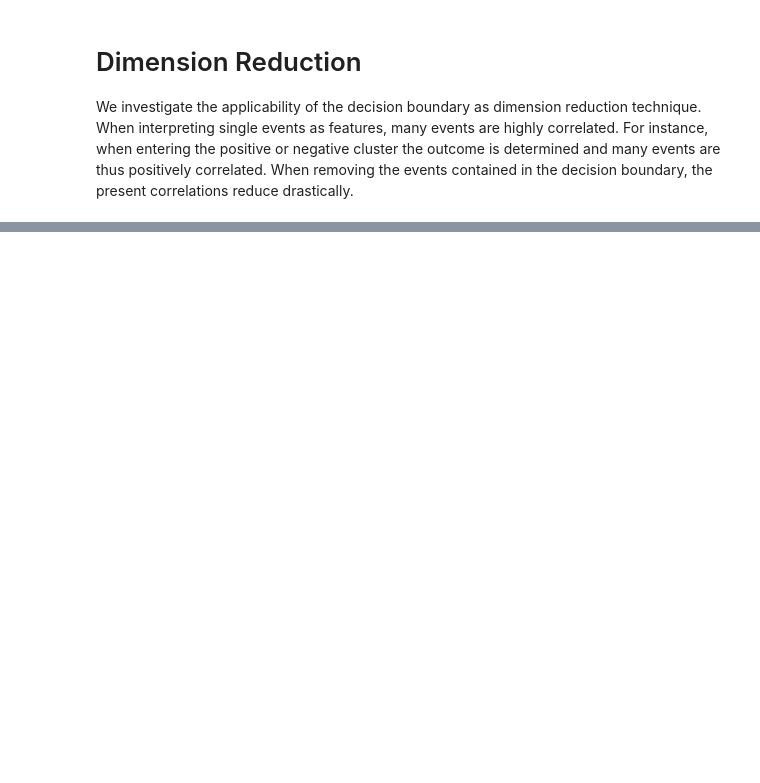
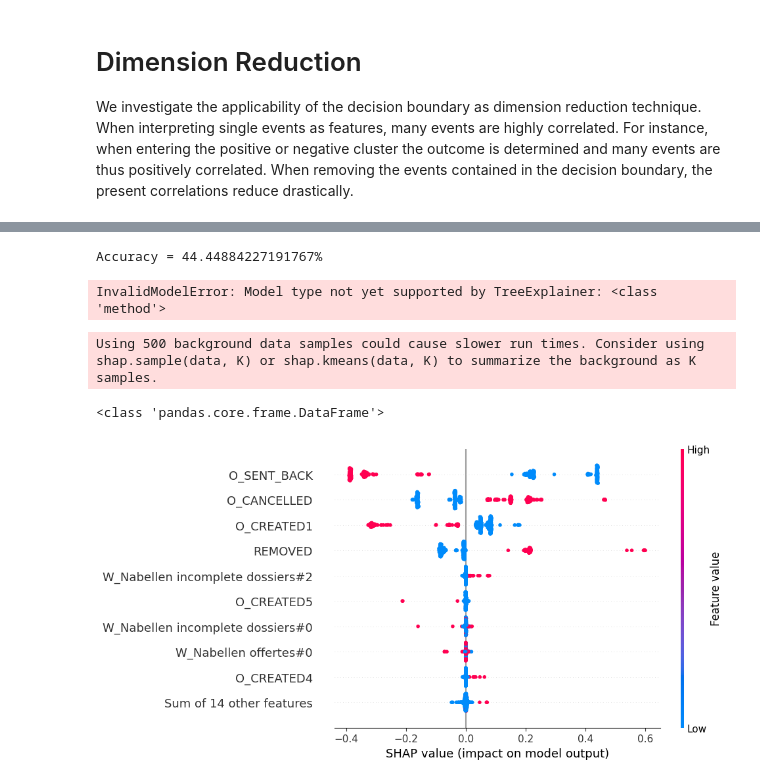
Before and after one commit to smartjourneymining/bpi_games, a Jupyter notebook: main_bpi2012.ipynb, the cells around one changed output, grey strips where cells are left out. Drawn from its saved outputs; the diff is of its cells as text; code cells hidden in the pictures; blank space fills up the shorter version.

```diff
--- a/main_bpi2012.ipynb
+++ b/main_bpi2012.ipynb
@@ -853,0 +1216,57 @@ Remaining correlations in % after reduction [0.0, nan, nan, 0.0, nan, 0.0, 0.5,
+# %%
+# clf = tree.DecisionTreeClassifier()
+# clf = clf.fit(X, Y)
+print_accuracy(clf.predict(X))
+
+sub_data = shap.sample(X, 400)
+explainer = shap.TreeExplainer(clf.predict_proba, sub_data) # KernelExplainer
+shap_values = shap.Explainer(clf)#.shap_values(sub_data)
+# shap.force_plot(explainer.expected_value[0], shap_values[..., 0], sub_data)
+# shap.plots.violin(shap_values[:,:,1], features=sub_data, plot_type="layered_violin")
+print(isinstance(shap_values, shap.Explanation))
+print(type(shap_values))
+shap.plots.beeswarm(shap_values)
+# shap.summary_plot(
+#     shap_values[:1000, :],
+#     X.iloc[:1000, :],
+#     plot_type="layered_violin",
+#     color="coolwarm",
+# )
+
+
+# shap.summary_plot(shap_values[:, :], X.iloc[:, :])
+# %% [output]
+Accuracy = 44.44884227191767%
+InvalidModelError: Model type not yet supported by TreeExplainer: <class 'method'>
+# %%
+removed_columns = ['A_APPROVED','O_CREATED6', 'A_CANCELLED', 'negative', 'positive']
+
+df_one_hot = to_df(list_log_application,"cli/DECB_input:bpi2012_type:multiset_history:5_actors:activities2012_unrolling_factor:0_.gexf" ,ms, 5, limit=0)
+Y = df_one_hot['positive'] - df_one_hot['negative']
+
+if True:
+    df_one_hot = to_df(list_log_application,"cli/DECB_input:bpi2012_type:multiset_history:5_actors:activities2012_unrolling_factor:0_.gexf" ,ms, 5, limit=2)
+else:
+    df_one_hot = to_df(list_log_application,"cli/DECB_input:bpi2012_type:multiset_history:5_actors:activities2012_unrolling_factor:0_reduced:True.gexf" , ms, 5, limit = limit)
+
+X = df_one_hot
+assert len(X) == len(Y), f'{len(X)} does not match {len(Y)}'
+if 'positive' in X.columns:
+    X = df_one_hot.drop(['positive'], axis=1)
+if 'negative' in X.columns:
+    X = df_one_hot.drop(['negative'], axis=1)
+
+clf = tree.DecisionTreeClassifier()
+clf = clf.fit(X, Y)
+
+sub_data = shap.sample(X, 500)
+print(type(sub_data))
+sub_data.rename(columns={r : 'REMOVED' if r in removed_columns else r for r in list(sub_data.columns)}, inplace=True)
+explainer = shap.KernelExplainer(clf.predict_proba, data=sub_data, feature_names=['t'])# KernelExplainer
+# shap_values = explainer.shap_values(sub_data)
+shap_obj = explainer(sub_data)[:,:,0]
+ax = shap.plots.beeswarm(shap_obj, show=False)
+# %% [output]
+Using 500 background data samples could cause slower run times. Consider using shap.sample(data, K) or shap.kmeans(data, K) to summarize the background as K samples.
+<class 'pandas.core.frame.DataFrame'>
+[figure, added]
```
Also changed, not shown: parts of 27 cells of this notebook.
